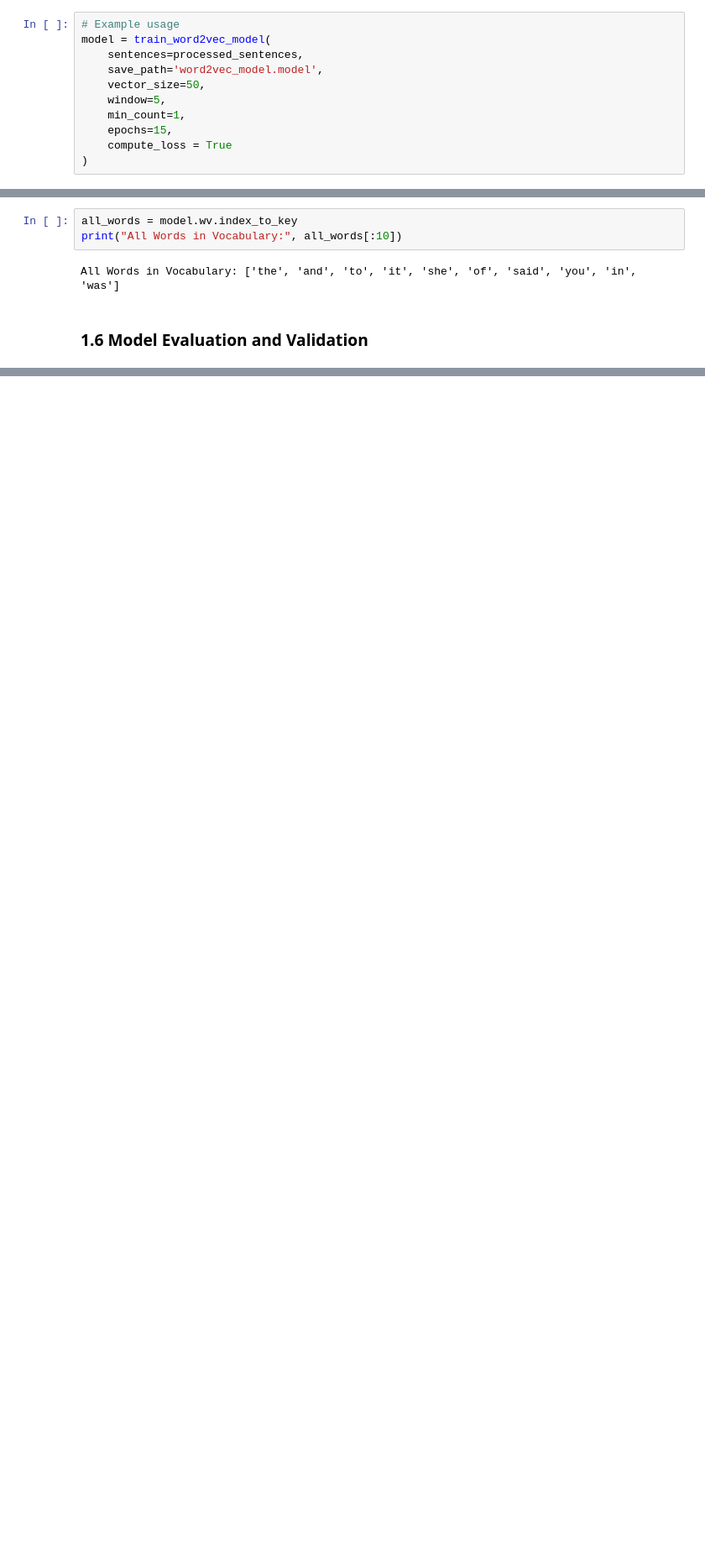
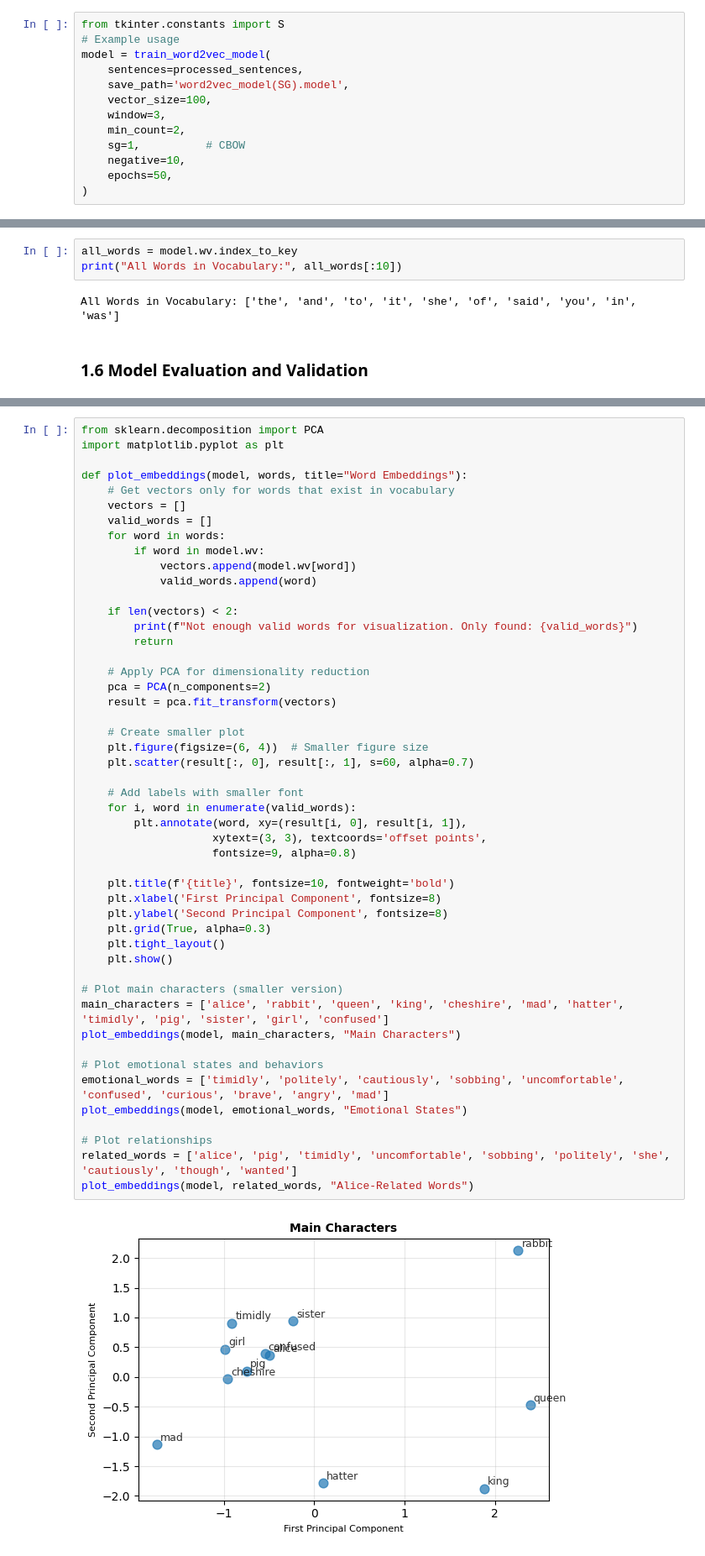
Before and after one commit to Namgay282004/AS2025-02230290-DAM202, a Jupyter notebook: practical-2/Practical2(Word2Vec).ipynb, the cells around one changed output, grey strips where cells are left out. Shown at 84% size. Saved outputs shown, nothing was run; the diff lists cells and outputs as text; blank space fills up the shorter version.

Commit message:
update:trained model added

```diff
--- a/practical-2/Practical2(Word2Vec).ipynb
+++ b/practical-2/Practical2(Word2Vec).ipynb
@@ -438,15 +455,17 @@ def train_word2vec_model(sentences, save_path=None, **params):
 
     return model
 # %%
+from tkinter.constants import S
 # Example usage
 model = train_word2vec_model(
     sentences=processed_sentences,
-    save_path='word2vec_model.model',
-    vector_size=50,
-    window=5,
-    min_count=1,
-    epochs=15,
-    compute_loss = True
+    save_path='word2vec_model(SG).model',
+    vector_size=100,
+    window=3,
+    min_count=2,
+    sg=1,          # CBOW
+    negative=10,
+    epochs=50,
 )
 # %% [output]
 Training Word2Vec model with parameters:
@@ -753,0 +781,51 @@ model.wv.similarity('king', 'queen')
+# %%
+from sklearn.decomposition import PCA
+import matplotlib.pyplot as plt
+
+def plot_embeddings(model, words, title="Word Embeddings"):
+    # Get vectors only for words that exist in vocabulary
+    vectors = []
+    valid_words = []
+    for word in words:
+        if word in model.wv:
+            vectors.append(model.wv[word])
+            valid_words.append(word)
+
+    if len(vectors) < 2:
+        print(f"Not enough valid words for visualization. Only found: {valid_words}")
+        return
+
+    # Apply PCA for dimensionality reduction
+    pca = PCA(n_components=2)
+    result = pca.fit_transform(vectors)
+
+    # Create smaller plot
+    plt.figure(figsize=(6, 4))  # Smaller figure size
+    plt.scatter(result[:, 0], result[:, 1], s=60, alpha=0.7)
+
+    # Add labels with smaller font
+    for i, word in enumerate(valid_words):
+        plt.annotate(word, xy=(result[i, 0], result[i, 1]),
+                    xytext=(3, 3), textcoords='offset points',
+                    fontsize=9, alpha=0.8)
+
+    plt.title(f'{title}', fontsize=10, fontweight='bold')
+    plt.xlabel('First Principal Component', fontsize=8)
+    plt.ylabel('Second Principal Component', fontsize=8)
+    plt.grid(True, alpha=0.3)
+    plt.tight_layout()
+    plt.show()
+
+# Plot main characters (smaller version)
+main_characters = ['alice', 'rabbit', 'queen', 'king', 'cheshire', 'mad', 'hatter', 'timidly', 'pig', 'sister', 'girl', 'confused']
+plot_embeddings(model, main_characters, "Main Characters")
+
+# Plot emotional states and behaviors
+emotional_words = ['timidly', 'politely', 'cautiously', 'sobbing', 'uncomfortable', 'confused', 'curious', 'brave', 'angry', 'mad']
+plot_embeddings(model, emotional_words, "Emotional States")
+
+# Plot relationships
+related_words = ['alice', 'pig', 'timidly', 'uncomfortable', 'sobbing', 'politely', 'she', 'cautiously', 'though', 'wanted']
+plot_embeddings(model, related_words, "Alice-Related Words")
+# %% [output]
+[figure, added]
```
Also changed, not shown: parts of 14 cells of this notebook, 2 other files.
